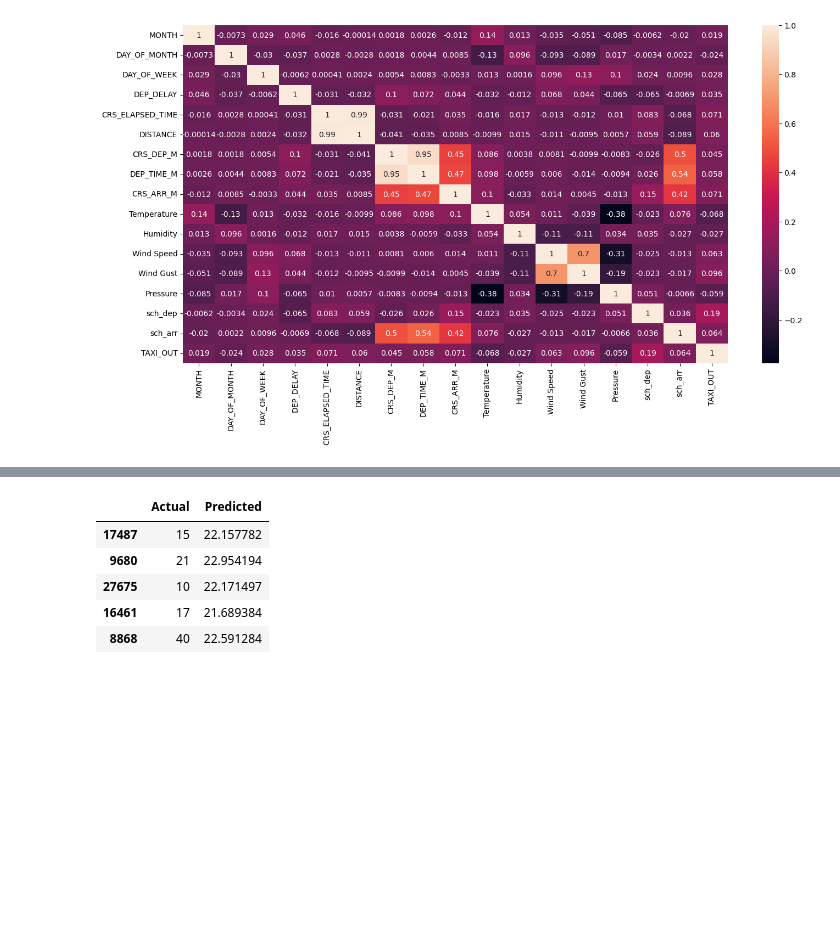
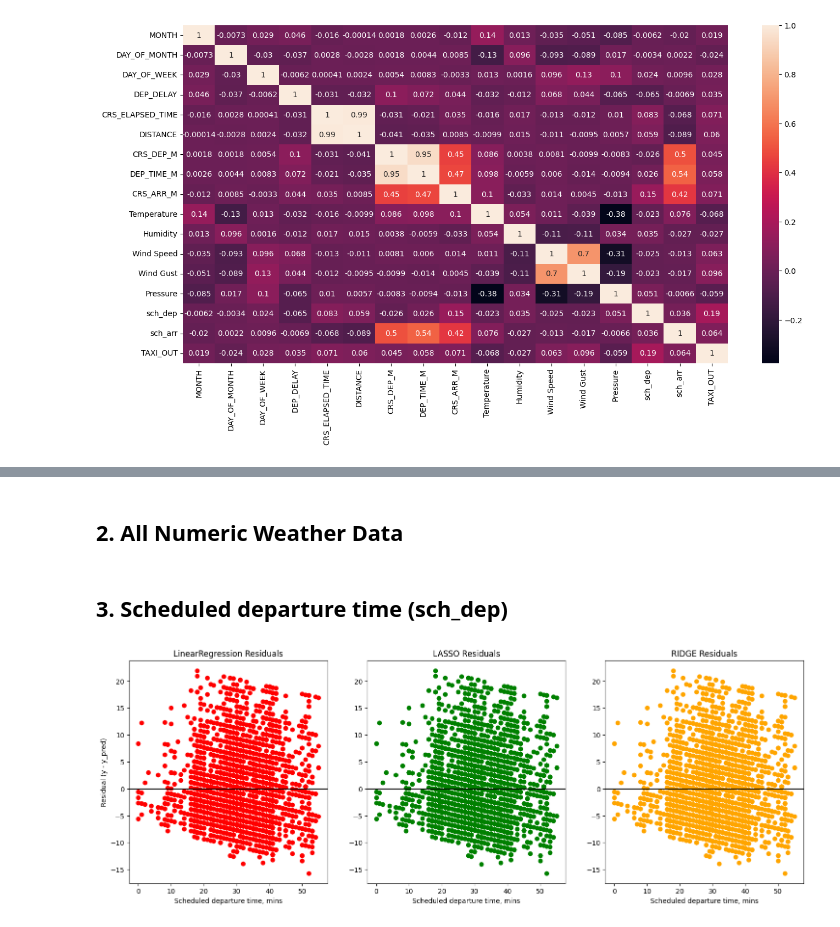
Before and after one commit to kieranthakkar/linearRegressionJFK, a Jupyter notebook: linRegression.ipynb, the cells around one changed output, grey strips where cells are left out. Drawn from its saved outputs; the diff is of its cells as text; code cells hidden in the pictures; blank space fills up the shorter version.

```diff
--- a/linRegression.ipynb
+++ b/linRegression.ipynb
@@ -123,16 +92,2 @@ test_allX_LASSO.head()
-# %%
-# RIDGE
-ridgeReg = Ridge(alpha=0.01)
-ridgeReg.fit(allX_train, y_train)
-
-y_allX_RIDGE = ridgeReg.predict(allX_test)
-
-test_allX_RIDGE = pd.DataFrame({"Actual": y_test, "Predicted": y_allX_RIDGE})
-test_allX_RIDGE.head()
-# %% [output]
-|  | Actual | Predicted |
-| 17487 | 15 | 22.157782 |
-| 9680 | 21 | 22.954194 |
-| 27675 | 10 | 22.171497 |
-| 16461 | 17 | 21.689384 |
-| 8868 | 40 | 22.591284 |
+# %% [markdown]
+## 2. All Numeric Weather Data
@@ -138,0 +131,49 @@ test_allX_RIDGE.head()
+# %% [markdown]
+## 3. Scheduled departure time (sch_dep)
+# %%
+scheduledDepartureX = df.sch_dep.values.reshape(-1, 1)
+
+y = df.TAXI_OUT
+
+# split the data. 90% training, 10% testing.
+scheduledDepartureX_train, scheduledDepartureX_test, y_train, y_test = train_test_split(scheduledDepartureX, y, test_size=0.1, random_state=69)
+
+
+# linear regression
+linearReg = LinearRegression()
+linearReg.fit(scheduledDepartureX_train, y_train)
+y_scheduledDepartureX_basicLinReg = linearReg.predict(scheduledDepartureX_test)
+
+
+# LASSO
+lassoReg = Lasso(alpha=0.01)
+lassoReg.fit(scheduledDepartureX_train, y_train)
+y_scheduledDepartureX_LASSO = lassoReg.predict(scheduledDepartureX_test)
+
+
+# RIDGE
+ridgeReg = Ridge(alpha=0.01)
+ridgeReg.fit(scheduledDepartureX_train, y_train)
+y_scheduledDepartureX_RIDGE = ridgeReg.predict(scheduledDepartureX_test)
+# %%
+fig, (cx1, cx2, cx3) = plt.subplots(1, 3, figsize=(18,6))
+
+cx1.set_title("LinearRegression Residuals")
+cx1.axhline(0, color="black")
+cx1.scatter(scheduledDepartureX_test, y_test-y_scheduledDepartureX_basicLinReg, color="red")
+cx1.set(xlabel='Scheduled departure time, mins', ylabel='Residual (y - y_pred)')
+
+cx2.set_title("LASSO Residuals")
+cx2.axhline(0, color="black")
+cx2.scatter(scheduledDepartureX_test, y_test-y_scheduledDepartureX_LASSO, color="green")
+cx2.set(xlabel='Scheduled departure time, mins')
+
+cx3.set_title("RIDGE Residuals")
+cx3.axhline(0, color="black")
+cx3.scatter(scheduledDepartureX_test, y_test-y_scheduledDepartureX_RIDGE, color="orange")
+cx3.set(xlabel='Scheduled departure time, mins')
+
+
+plt.show()
+# %% [output]
+[figure, added]
```
Also changed, not shown: parts of 8 cells of this notebook, 1 other file.
